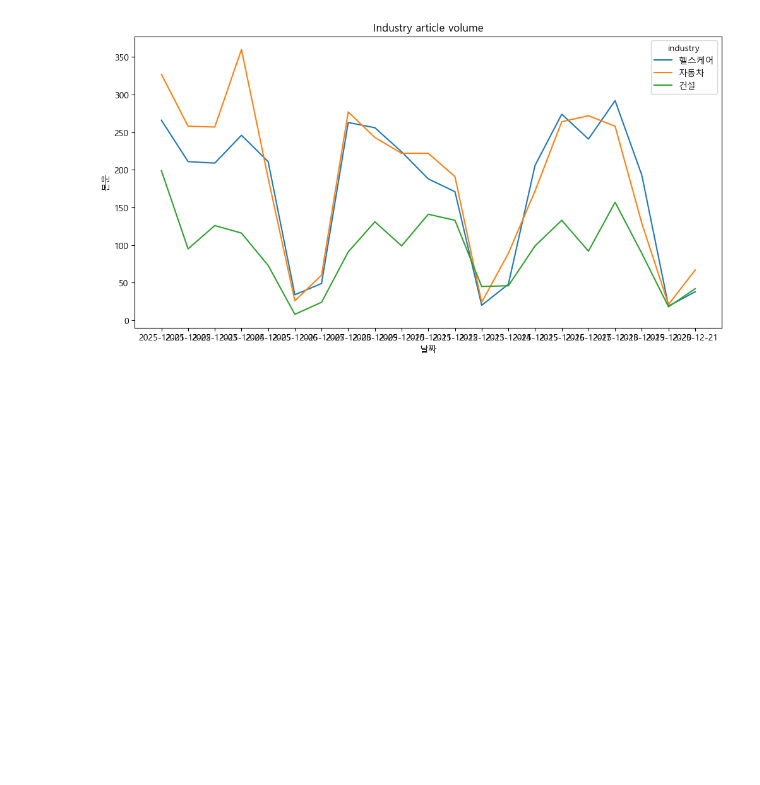
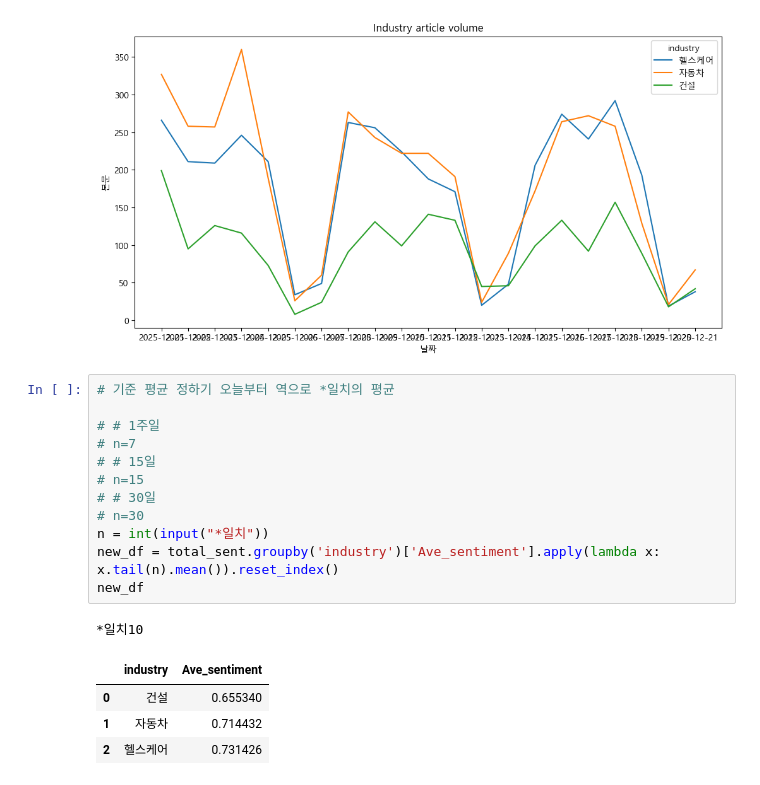
Before and after one commit to Jayk1220/1stTeamProject, a Jupyter notebook: yna_news/06.산업별 데이터.ipynb, the cells around one changed output. Cells and saved outputs as stored; diff of their text form; blank space fills up the shorter version.

```diff
--- a/yna_news/06.산업별 데이터.ipynb
+++ b/yna_news/06.산업별 데이터.ipynb
@@ -181,3 +184,21 @@ plt.title('Industry article volume')
 plt.show()
 # %% [output]
 [figure]
+# %%
+# 기준 평균 정하기 오늘부터 역으로 *일치의 평균
+
+# # 1주일
+# n=7
+# # 15일
+# n=15
+# # 30일
+# n=30
+n = int(input("*일치"))
+new_df = total_sent.groupby('industry')['Ave_sentiment'].apply(lambda x: x.tail(n).mean()).reset_index()
+new_df
+# %% [output]
+*일치10
+|  | industry | Ave_sentiment |
+| 0 | 건설 | 0.655340 |
+| 1 | 자동차 | 0.714432 |
+| 2 | 헬스케어 | 0.731426 |
```
Also changed, not shown: parts of 4 cells of this notebook, 5 other files.
